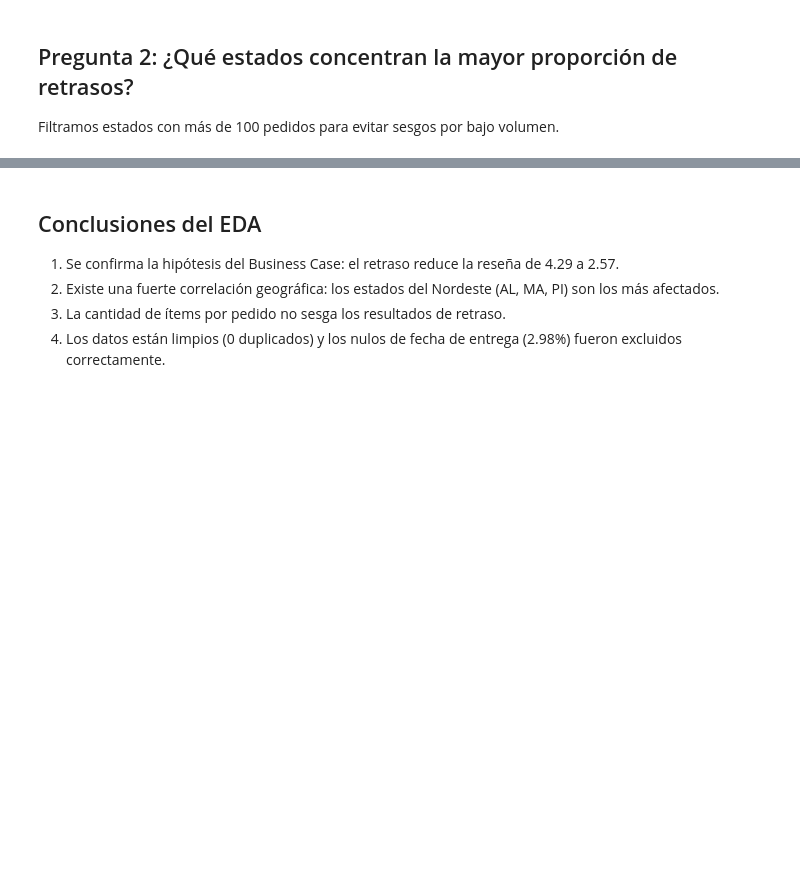
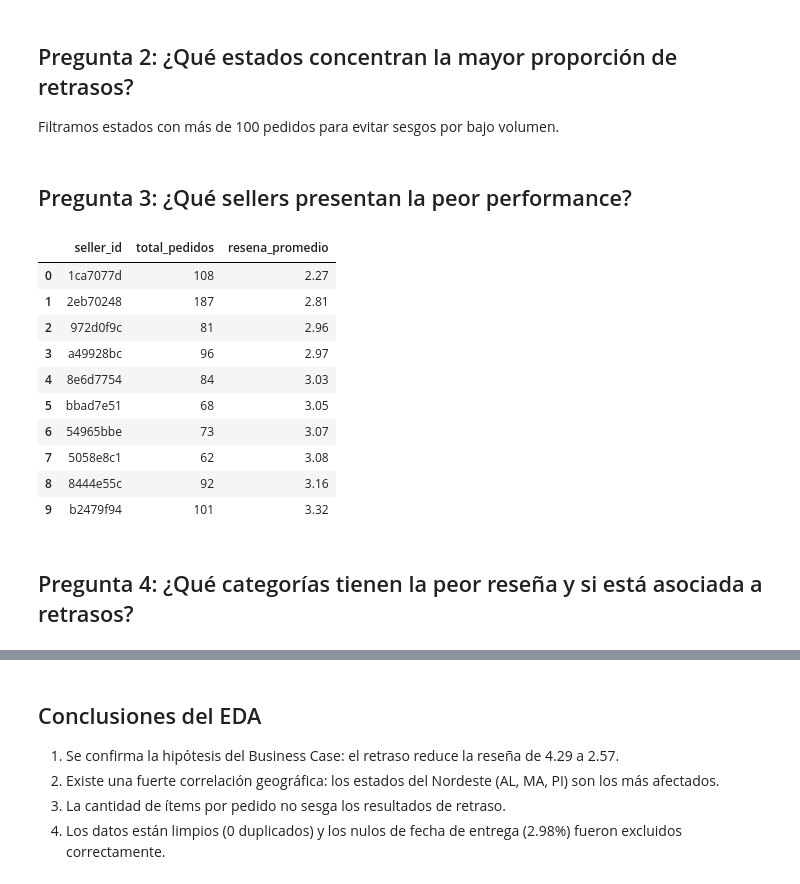
Before and after one commit to JulioSosaAng/the-last-mile-gap-olist, a Jupyter notebook: notebooks/01_eda.ipynb, the cells around one changed output, grey strips where cells are left out. Drawn from its saved outputs; the diff is of its cells as text; code cells hidden in the pictures; blank space fills up the shorter version.

```diff
--- a/notebooks/01_eda.ipynb
+++ b/notebooks/01_eda.ipynb
@@ -54,3 +54,39 @@ fig2 = px.bar(df_q2, x='customer_state', y='porcentaje_tardios',
               labels={'porcentaje_tardios': '% Retrasos', 'customer_state': 'Estado'},
               color='porcentaje_tardios', color_continuous_scale='YlOrRd')
 fig2.show()
+# %% [markdown]
+## Pregunta 3: ¿Qué sellers presentan la peor performance?
+# %%
+# Traemos los datos de sellers desde la base de datos
+query_sellers = """
+    SELECT
+        LEFT(s.seller_id, 8) AS seller_id,
+        COUNT(DISTINCT oi.order_id) AS total_pedidos,
+        ROUND(AVG(r.review_score), 2) AS resena_promedio
+    FROM order_items oi
+    JOIN sellers s ON oi.seller_id = s.seller_id
+    JOIN orders o ON oi.order_id = o.order_id
+    LEFT JOIN order_reviews r ON o.order_id = r.order_id
+    WHERE o.order_status = 'delivered'
+    GROUP BY s.seller_id
+    HAVING COUNT(DISTINCT oi.order_id) > 50
+    ORDER BY resena_promedio ASC
+    LIMIT 10;
+"""
+with engine.connect() as conn:
+    df_sell = pd.read_sql(query_sellers, conn)
+df_sell
+# %% [output]
+|  | seller_id | total_pedidos | resena_promedio |
+| 0 | 1ca7077d | 108 | 2.27 |
+| 1 | 2eb70248 | 187 | 2.81 |
+| 2 | 972d0f9c | 81 | 2.96 |
+| 3 | a49928bc | 96 | 2.97 |
+| 4 | 8e6d7754 | 84 | 3.03 |
+| 5 | bbad7e51 | 68 | 3.05 |
+| 6 | 54965bbe | 73 | 3.07 |
+| 7 | 5058e8c1 | 62 | 3.08 |
+| 8 | 8444e55c | 92 | 3.16 |
+| 9 | b2479f94 | 101 | 3.32 |
+# %% [markdown]
+## Pregunta 4: ¿Qué categorías tienen la peor reseña y si está asociada a retrasos?
```
Also changed, not shown: parts of 3 cells of this notebook.
